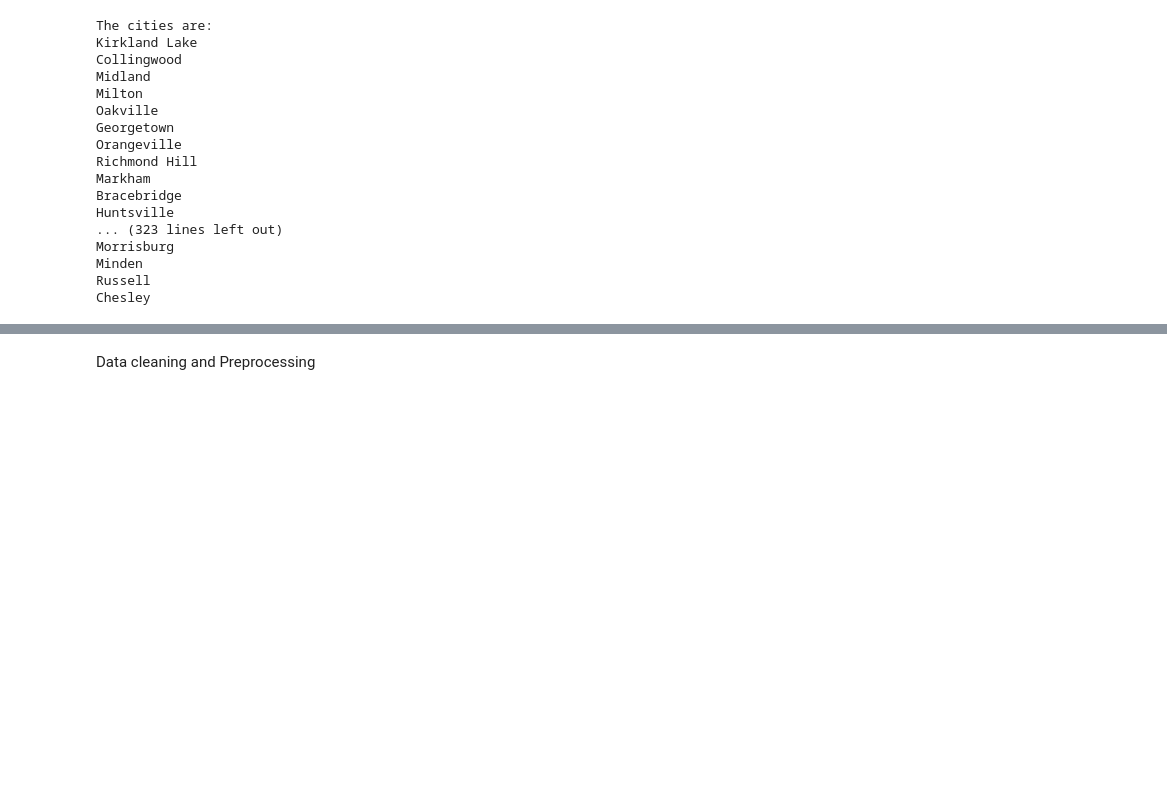
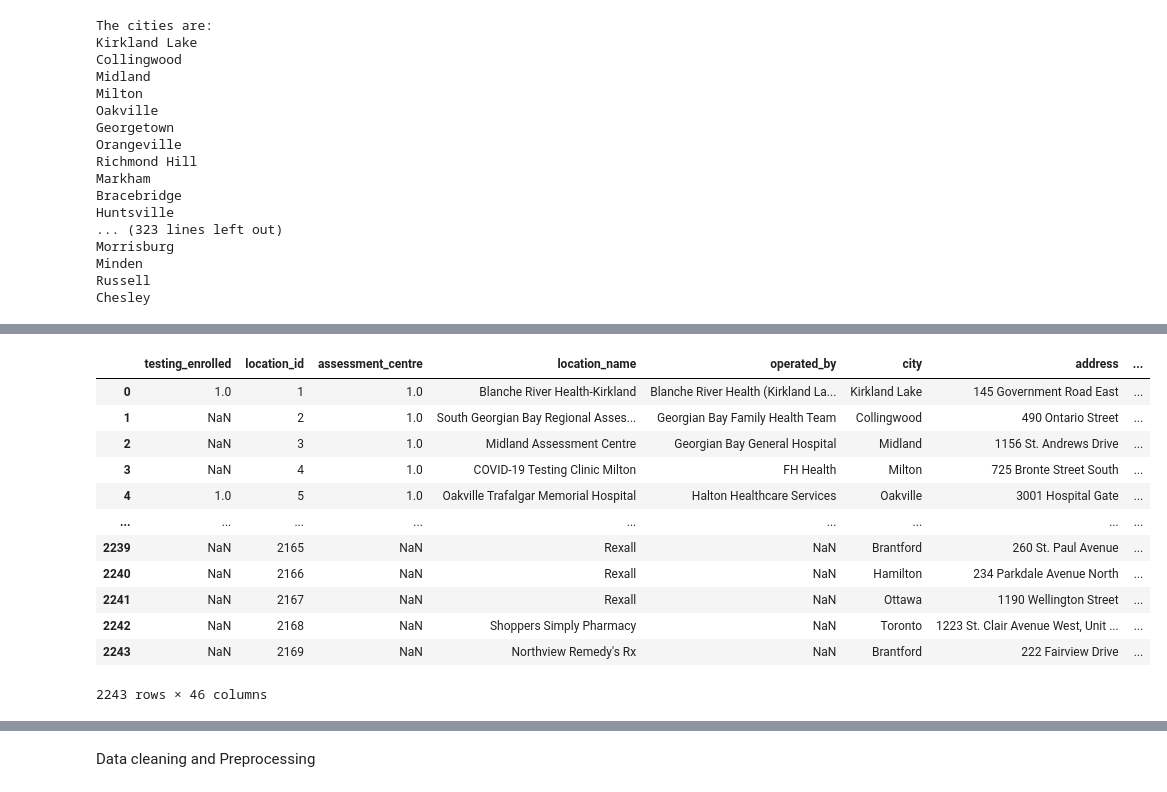
Before and after one commit to asoma30/Covid-19-Assesmenet-Centers-Location, a Jupyter notebook: Covid 19 Assesmenet Centers Location.ipynb, the cells around one changed output, grey strips where cells are left out. Saved outputs shown, nothing was run; the diff lists cells and outputs as text; code cells hidden in the pictures; blank space fills up the shorter version.

```diff
--- a/Covid 19 Assesmenet Centers Location.ipynb
+++ b/Covid 19 Assesmenet Centers Location.ipynb
@@ -377,0 +391,18 @@ Chesley
+# %%
+gdf = gpd.GeoDataFrame(df, geometry=gpd.points_from_xy(df.longitude, df.latitude))
+# %%
+gdf.set_crs(epsg=4326, inplace=True)
+# %% [output]
+|  | testing_enrolled | location_id | assessment_centre | location_name | operated_by | city | address | ... |
+| 0 | 1.0 | 1 | 1.0 | Blanche River Health-Kirkland | Blanche River Health (Kirkland La... | Kirkland Lake | 145 Government Road East | ... |
+| 1 | NaN | 2 | 1.0 | South Georgian Bay Regional Asses... | Georgian Bay Family Health Team | Collingwood | 490 Ontario Street | ... |
+| 2 | NaN | 3 | 1.0 | Midland Assessment Centre | Georgian Bay General Hospital | Midland | 1156 St. Andrews Drive | ... |
+| 3 | NaN | 4 | 1.0 | COVID-19 Testing Clinic Milton | FH Health | Milton | 725 Bronte Street South | ... |
+| 4 | 1.0 | 5 | 1.0 | Oakville Trafalgar Memorial Hospital | Halton Healthcare Services | Oakville | 3001 Hospital Gate | ... |
+| ... | ... | ... | ... | ... | ... | ... | ... | ... |
+| 2239 | NaN | 2165 | NaN | Rexall | NaN | Brantford | 260 St. Paul Avenue | ... |
+| 2240 | NaN | 2166 | NaN | Rexall | NaN | Hamilton | 234 Parkdale Avenue North | ... |
+| 2241 | NaN | 2167 | NaN | Rexall | NaN | Ottawa | 1190 Wellington Street | ... |
+| 2242 | NaN | 2168 | NaN | Shoppers Simply Pharmacy | NaN | Toronto | 1223 St. Clair Avenue West, Unit ... | ... |
+| 2243 | NaN | 2169 | NaN | Northview Remedy's Rx | NaN | Brantford | 222 Fairview Drive | ... |
+2243 rows × 46 columns
```
Also changed, not shown: parts of 61 cells of this notebook.
